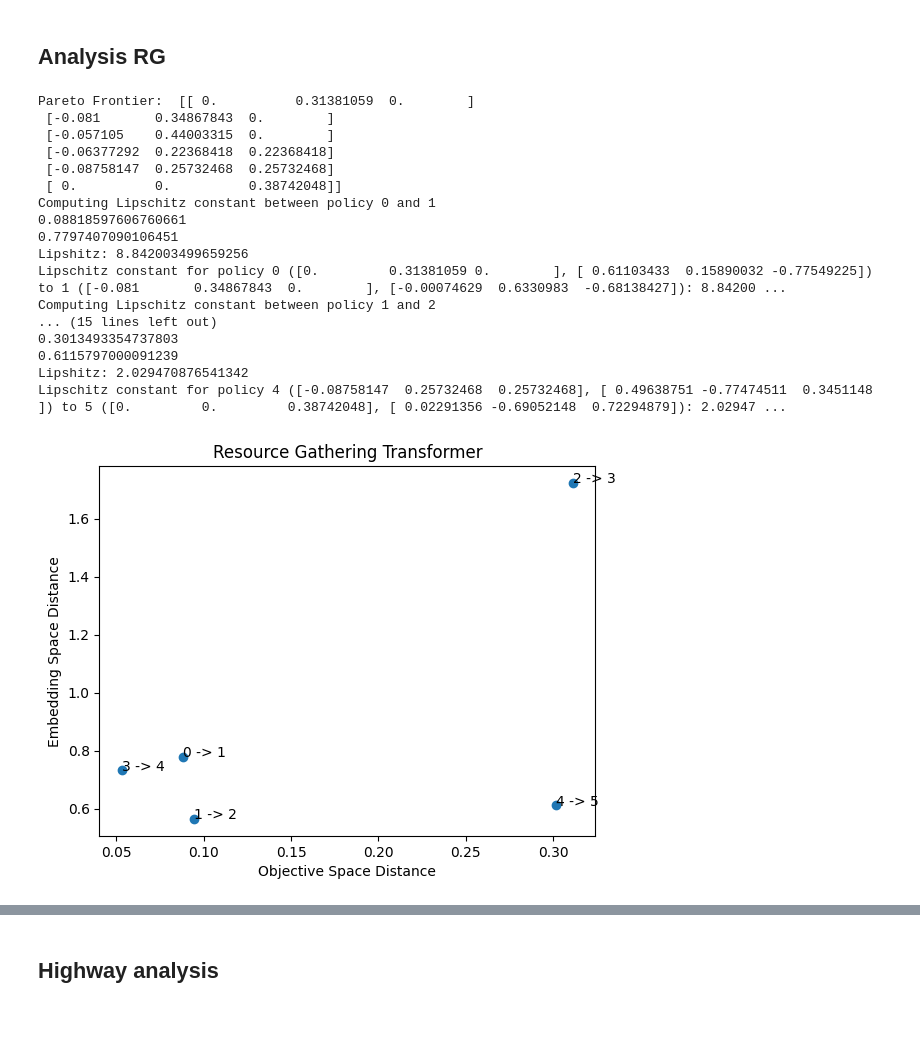
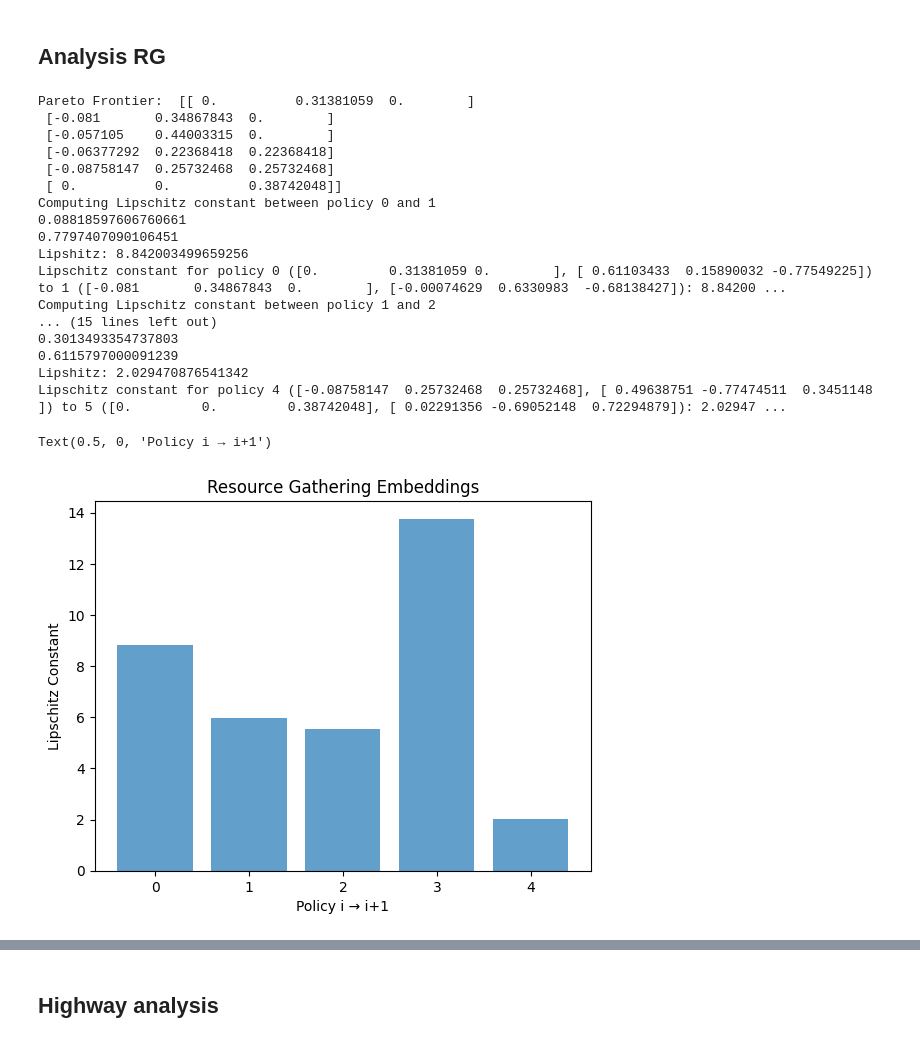
Before and after one commit to ffelten/Behavior-vs-Objective-Space, a Jupyter notebook: analysis_cheetah.ipynb, the cells around one changed output, grey strips where cells are left out. Cells and saved outputs as stored; diff of their text form; code cells hidden in the pictures.

```diff
--- a/analysis_cheetah.ipynb
+++ b/analysis_cheetah.ipynb
@@ -16,11 +15,11 @@ import os
 #only if they end with .json
 returns = get_pareto_front("trajectories/morld/mo-halfcheetah-v4_100steps", pareto_size=80)
 all_t_emb_e200 = []
-path=f'trajectories/morld/mo-halfcheetah-v4_100steps/embeddings/mo-halfcheetah-v4_100steps_3D_l2_embeddings_e251_pf_t_ts100_shorter.json'
-with open(path, "r") as f:
+path="trajectories/morld/mo-halfcheetah-v4_100steps/embeddings/mo-halfcheetah-v4_100steps_3D_l2_embeddings_e251_pf_t_ts100_shorter.json"
+with open(path) as f:
     embedding = json.load(f)
 for policy in embedding:
-    t_emb = np.array(policy['T_Embedding'])
+    t_emb = np.array(policy["T_Embedding"])
     all_t_emb_e200.append(t_emb)
 
 all_t_emb_cheetah = np.array(all_t_emb_e200)
@@ -31,11 +30,11 @@ all_t_emb_cheetah = np.array(all_t_emb_e200)
 
 returns_highway = get_pareto_front("trajectories/morld/mo-highway-fast-v0_100steps_test", pareto_size=41)
 all_t_emb_e200 = []
-path=f'trajectories/morld/mo-highway-fast-v0_100steps_test/embeddings/mo-highway-fast-v0_100steps_3D_l2_embeddings_e501_pf_t_shorter.json'
-with open(path, "r") as f:
+path="trajectories/morld/mo-highway-fast-v0_100steps_test/embeddings/mo-highway-fast-v0_100steps_3D_l2_embeddings_e501_pf_t_shorter.json"
+with open(path) as f:
     embedding = json.load(f)
 for policy in embedding:
-    t_emb = np.array(policy['T_Embedding'])
+    t_emb = np.array(policy["T_Embedding"])
     all_t_emb_e200.append(t_emb)
 
 all_t_emb_high = np.array(all_t_emb_e200)
@@ -209,8 +207,7 @@ ModuleNotFoundError: No module named 'plotly'
 
 # Compute Lipschitz constants
 def compute_lipschitz_constants(pareto_frontier: np.ndarray, embeddings: np.ndarray, normalize = False) -> np.ndarray:
-    """
-    Compute pairwise Lipschitz constants between consecutive points
+    """Compute pairwise Lipschitz constants between consecutive points
     in the Pareto frontier and embedding space.
 
     Args:
@@ -242,7 +239,7 @@ def compute_lipschitz_constants(pareto_frontier: np.ndarray, embeddings: np.ndar
         d_objs.append(d_obj)
         d_embs.append(d_emb)
         lipschitz_constants.append(d_emb / d_obj)
-        print(f'Lipshitz: {d_emb/d_obj}')
+        print(f"Lipshitz: {d_emb/d_obj}")
 
         print(f"Lipschitz constant for policy {i} ({sorted_pf[i]}, {sorted_emb[i]}) to {i+1} ({sorted_pf[i+1]}, {sorted_emb[i+1]}): {lipschitz_constants[-1]}, d_obj: {d_obj}, d_emb: {d_emb}")
 
@@ -404,64 +405,45 @@ plt.show()
 # %%
 returns_rg = []
 all_t_emb_rg = []
-path=f'trajectories/resource_gathering/embeddings/resource_gathering_3D_l2_embeddings_e501_pf_t_shorter.json'
-with open(path, "r") as f:
+path="trajectories/resource_gathering/embeddings/resource_gathering_3D_l2_embeddings_e501_pf_t_shorter.json"
+with open(path) as f:
     embedding = json.load(f)
 for policy in embedding:
-    t_emb = np.array(policy['T_Embedding'])
+    t_emb = np.array(policy["T_Embedding"])
     all_t_emb_rg.append(t_emb)
-    returns_rg.append(np.array(policy['Return']))
+    returns_rg.append(np.array(policy["Return"]))
 
 all_t_emb_rg = np.array(all_t_emb_rg)
 returns_rg = np.array(returns_rg)
 sort_idx = np.lexsort(returns_rg.T)
 
 print("Pareto Frontier: ", returns_rg[sort_idx])
 
 
 lipschitz_constants_rg, d_objs_rg, d_embs_rg = compute_lipschitz_constants(pareto_frontier=returns_rg, embeddings=all_t_emb_rg)
 
 # lipschitz histogram
 plt.bar(np.arange(len(lipschitz_constants_rg)), lipschitz_constants_rg, alpha=0.7)
 plt.title("Resource Gathering Embeddings")
 plt.ylabel("Lipschitz Constant")
 plt.xlabel("Policy i → i+1")
-
-# make a scatter plot where the x axis are the distances in the objective space and the y axis are the distances in the embedding space
-plt.scatter(d_objs_rg, d_embs_rg)
-plt.xlabel("Objective Space Distance")
-plt.ylabel("Embedding Space Distance")
-plt.title(f"Resource Gathering Transformer")
-# add index as text labels
-for i, txt in enumerate(range(len(d_objs_rg))):
-    plt.annotate(f"{i} -> {i+1}", (d_objs_rg[i], d_embs_rg[i]))
-
-"""
-Policy 0: Gold avoiding both enemies
-Policy 1: Gold through E1 only once
-Policy 2: Gold through E1 both ways
-Policy 3: both_resources_dodging_E1_through_E2
-Policy 4: both_resources_through_both_Es
-Policy 5: diamond_home
-"""
-
-plt.show()
 # %% [output]
 Pareto Frontier:  [[ 0.          0.31381059  0.        ]
  [-0.081       0.34867843  0.        ]
  [-0.057105    0.44003315  0.        ]
  [-0.06377292  0.22368418  0.22368418]
  [-0.08758147  0.25732468  0.25732468]
  [ 0.          0.          0.38742048]]
 Computing Lipschitz constant between policy 0 and 1
 0.08818597606760661
 0.7797407090106451
 Lipshitz: 8.842003499659256
 Lipschitz constant for policy 0 ([0.         0.31381059 0.        ], [ 0.61103433  0.15890032 -0.77549225]) to 1 ([-0.081       0.34867843  0.        ], [-0.00074629  0.6330983  -0.68138427]): 8.84200 ...
 Computing Lipschitz constant between policy 1 and 2
 ... (15 lines left out)
 0.3013493354737803
 0.6115797000091239
 Lipshitz: 2.029470876541342
 Lipschitz constant for policy 4 ([-0.08758147  0.25732468  0.25732468], [ 0.49638751 -0.77474511  0.3451148 ]) to 5 ([0.         0.         0.38742048], [ 0.02291356 -0.69052148  0.72294879]): 2.02947 ...
+Text(0.5, 0, 'Policy i → i+1')
-[figure, old version]
+[figure, new version]
```
Also changed, not shown: parts of 12 cells of this notebook, 8 other files.
